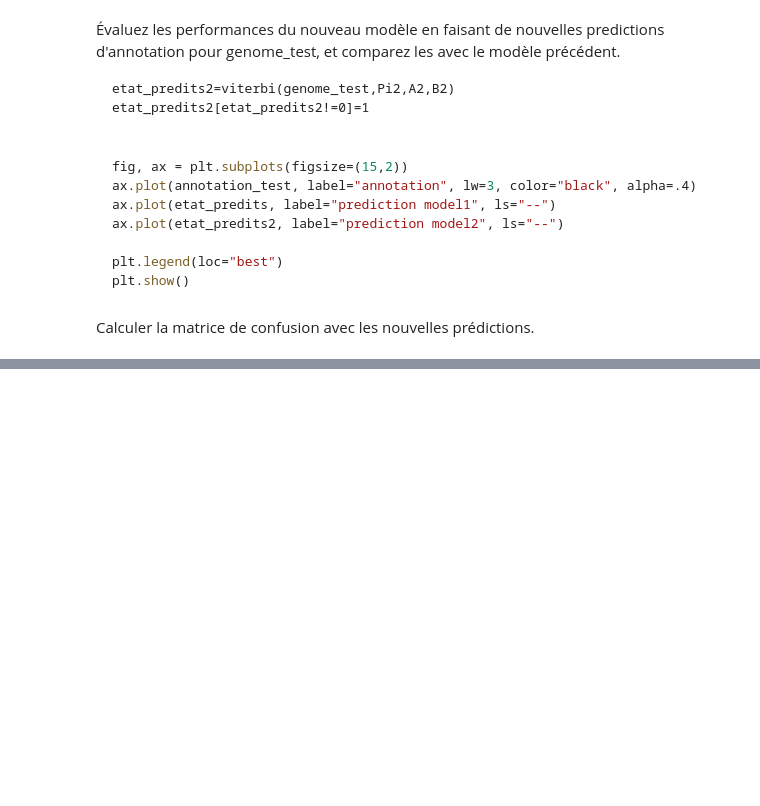
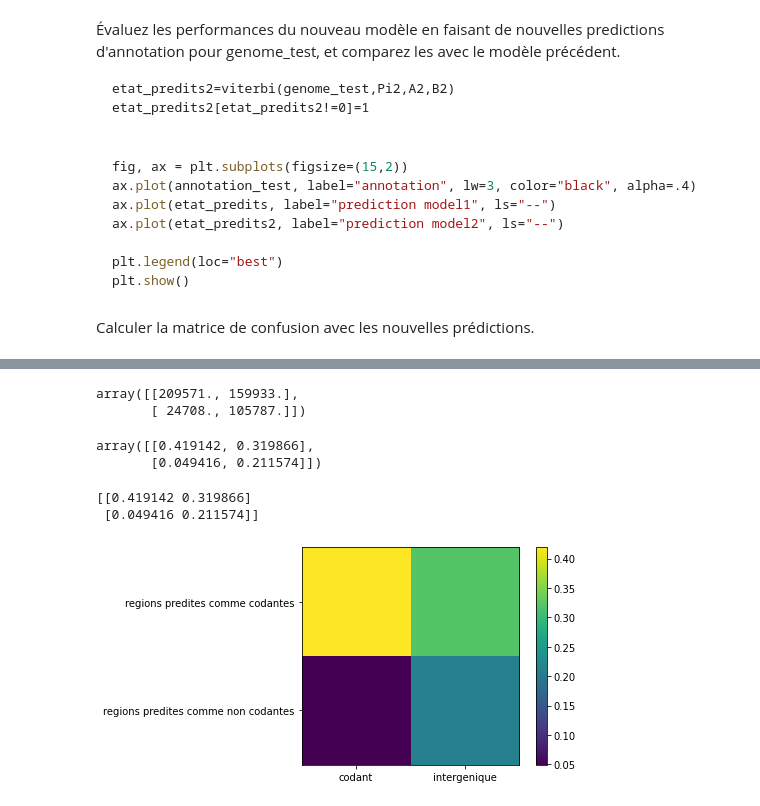
Before and after one commit to CharlesAttend/M1-S1-DAC, a Jupyter notebook: MAPSI/TME/tme7/tme7.ipynb, the cells around one changed output, grey strips where cells are left out. Drawn from its saved outputs; the diff is of its cells as text; code cells hidden in the pictures; blank space fills up the shorter version.

````diff
--- a/MAPSI/TME/tme7/tme7.ipynb
+++ b/MAPSI/TME/tme7/tme7.ipynb
@@ -537,3 +490,31 @@ NameError: name 'a' is not defined
+# %%
+a = A[0,1]
+b = A[-1, 0]
+Pi2 = np.array([1, 0, 0, 0, 0, 0, 0, 0, 0, 0, 0, 0 ])
+A2 = np.array([ [1-a, a  , 0  , 0  , 0  , 0  , 0  , 0  , 0  , 0  , 0  , 0   ],
+                [0  , 0  , 1  , 0  , 0  , 0  , 0  , 0  , 0  , 0  , 0  , 0   ],
+                [0  , 0  , 0  , 1  , 0  , 0  , 0  , 0  , 0  , 0  , 0  , 0   ],
+                [0  , 0  , 0  , 0  , 1  , 0  , 0  , 0  , 0  , 0  , 0  , 0   ],
+                [0  , 0  , 0  , 0  , 0  , 1  , 0  , 0  , 0  , 0  , 0  , 0   ],
+                [0  , 0  , 0  , 0  , 0  , 0  , 1  , 0  , 0  , 0  , 0  , 0   ],
+                [0  , 0  , 0  , 0  , 1-b, 0  , 0  , b  , 0  , 0  , 0  , 0   ],
+                [0  , 0  , 0  , 0  , 0  , 0  , 0  , 0  , 0.5, 0.5, 0  , 0   ],
+                [0  , 0  , 0  , 0  , 0  , 0  , 0  , 0  , 0  , 0  , 0.5, 0.5 ],
+                [0  , 0  , 0  , 0  , 0  , 0  , 0  , 0  , 0  , 0  , 0  , 1   ],
+                [1  , 0  , 0  , 0  , 0  , 0  , 0  , 0  , 0  , 0  , 0  , 0   ],
+                [1  , 0  , 0  , 0  , 0  , 0  , 0  , 0  , 0  , 0  , 0  , 0   ]])
+B2 = np.array([ [B[0,0], B[0,1], B[0,2], B[0,3]],
+                [0.83  , 0     , 0.14  , 0.03  ],
+                [0     , 0     , 0     , 1     ],
+                [0     , 0     , 1     , 0     ],
+                [B[1,0], B[1,1], B[1,2], B[1,3]],
+                [B[2,0], B[2,1], B[2,2], B[2,3]],
+                [B[3,0], B[3,1], B[3,2], B[3,3]],
+                [0     , 0     , 0     , 1     ],
+                [1     , 0     , 0     , 0     ],
+                [0     , 0     , 1     , 0     ],
+                [0     , 0     , 1     , 0     ],
+                [1     , 0     , 0     , 0     ]])
 # %% [markdown]
 Évaluez les performances du nouveau modèle en faisant de nouvelles predictions d'annotation pour genome_test, et comparez les avec le modèle précédent.
 ```
@@ -568,0 +550,25 @@ NameError: name 'viterbi' is not defined
+# %%
+mat_conf=create_confusion_matrix(annotation_test, etat_predits2)
+display(mat_conf)
+plt.imshow(mat_conf)
+plt.colorbar()
+ax = plt.gca()
+
+# Major ticks
+ax.set_xticks(np.arange(0, 2, 1))
+ax.set_yticks(np.arange(0, 2, 1))
+
+# Labels for major ticks
+ax.set_xticklabels(['codant','intergenique'])
+ax.set_yticklabels(['regions predites comme codantes','regions predites comme non codantes'])
+
+print(mat_conf)
+plt.show()
+# %% [output]
+array([[209571., 159933.],
+       [ 24708., 105787.]])
+array([[0.419142, 0.319866],
+       [0.049416, 0.211574]])
+[[0.419142 0.319866]
+ [0.049416 0.211574]]
+[figure, added]
````
Also changed, not shown: parts of 11 cells of this notebook.
